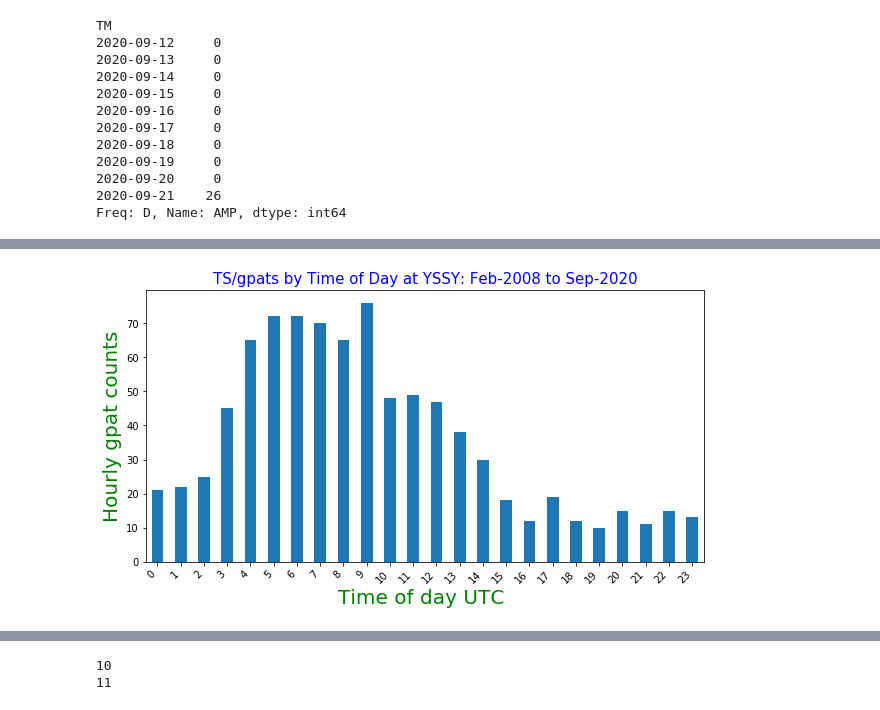
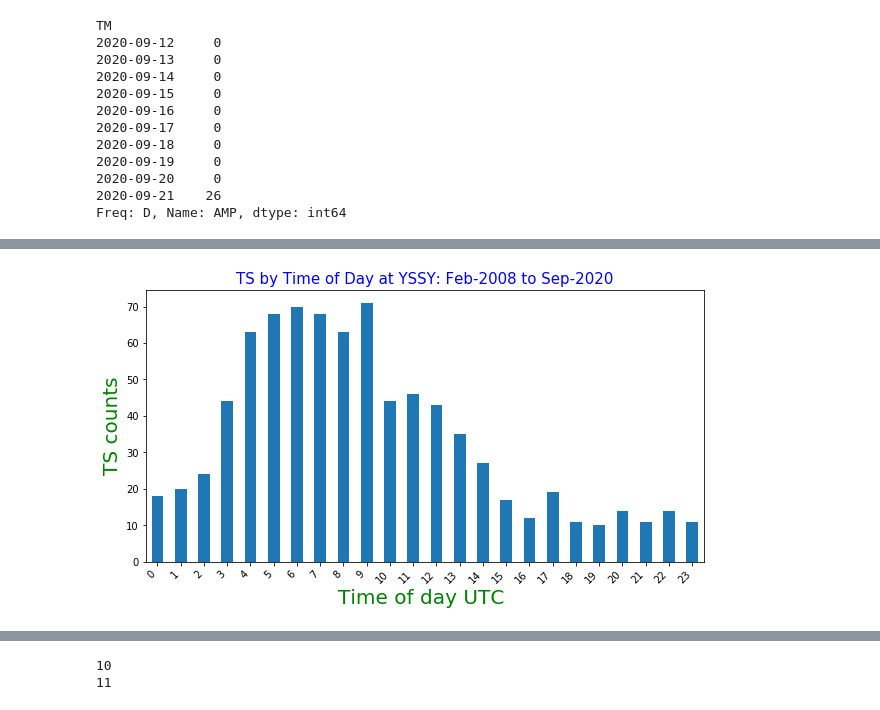
Before and after one commit to launda/avguide, a Jupyter notebook: Sydney_Basin_Storms.ipynb, the cells around one changed output, grey strips where cells are left out. Drawn from its saved outputs; the diff is of its cells as text; code cells hidden in the pictures.

```diff
--- a/Sydney_Basin_Storms.ipynb
+++ b/Sydney_Basin_Storms.ipynb
@@ -252,36 +259,40 @@ sum(g_month/12)
 # %%
 # note resample by default introduces observations/rows in dataset
 # in this case resample('1min') and aggregate makes no difference to actual counts
+# see also fig 1.2  http://webnsw.bom.gov.au/samu/samu_operational/directives/SAMU_Thunderstorm_Directive.pdf
+# very similar trends to whats here
+
 g1_hour = pd.read_csv(gpats_file,parse_dates=True, index_col='TM')\
           .resample('1min')\
           .agg(dict(LATITUDE='mean', LONGITUDE='mean', AMP='count'))\
           .dropna()\
           .resample('H')['AMP'].count()
 
+# we get max 1 gpats count for any minute , so its either 0 or 1 for every minute
+# giving max gpats count 60 in an hour, anything in range 0 to 60 in an hour
+
 # actually this gives same result without the double resample hassles
-g1_hour = pd.read_csv(gpats_file,parse_dates=True, index_col='TM')\
-          .resample('H')['AMP'].count()
+#g1_hour = pd.read_csv(gpats_file,parse_dates=True, index_col='TM')\
+#          .resample('H')['AMP'].count()
 
 g1_hour = g1_hour.loc[g1_hour>1]
 gpats_by_hour = g1_hour.groupby(g1_hour.index.hour).count() # NB not sum() !
-# gpats_by_hour/24
-
 
 fig, ax = plt.subplots(figsize=(10,5), nrows=1, ncols=1 )
 gpats_by_hour.plot( kind='bar', ax=ax)
-title = f'TS/gpats by Time of Day at YSSY: {ts_days.index[0].strftime("%b-%Y")} to {ts_days.index[-1].strftime("%b-%Y")}'
+title = f'TS by Time of Day at YSSY: {ts_days.index[0].strftime("%b-%Y")} to {ts_days.index[-1].strftime("%b-%Y")}'
 ax.set_title(title, color='b',fontsize=15)
-ax.set_ylabel('Hourly gpat counts', color='g', fontsize=20)
+ax.set_ylabel('TS counts', color='g', fontsize=20)
 ax.set_xlabel('Time of day UTC ', color='g', fontsize=20)
 # g.get_xticks() [ 0  1  2  3  4  5  6  7  8  9 10]
 
 xlabels=[x for x in ax.get_xticks()]
 
 # xlabels=list( map( lambda x : dict_mon[x], ax.get_xticks()+2) )  # both give same result
 
 # xlabels = ['{:,.2f}'.format(x) + 'K' for x in ax.get_xticks()/1000]
 ax.set_xticklabels(xlabels,rotation=45, horizontalalignment='right')
 #g.set_xticklabels(ax.get_xticklabels(), rotation=45, horizontalalignment='right')
 ax.tick_params(labelsize=10)
 # %% [output]
-[figure, old version]
+[figure, new version]
```
Also changed, not shown: parts of 25 cells of this notebook.
